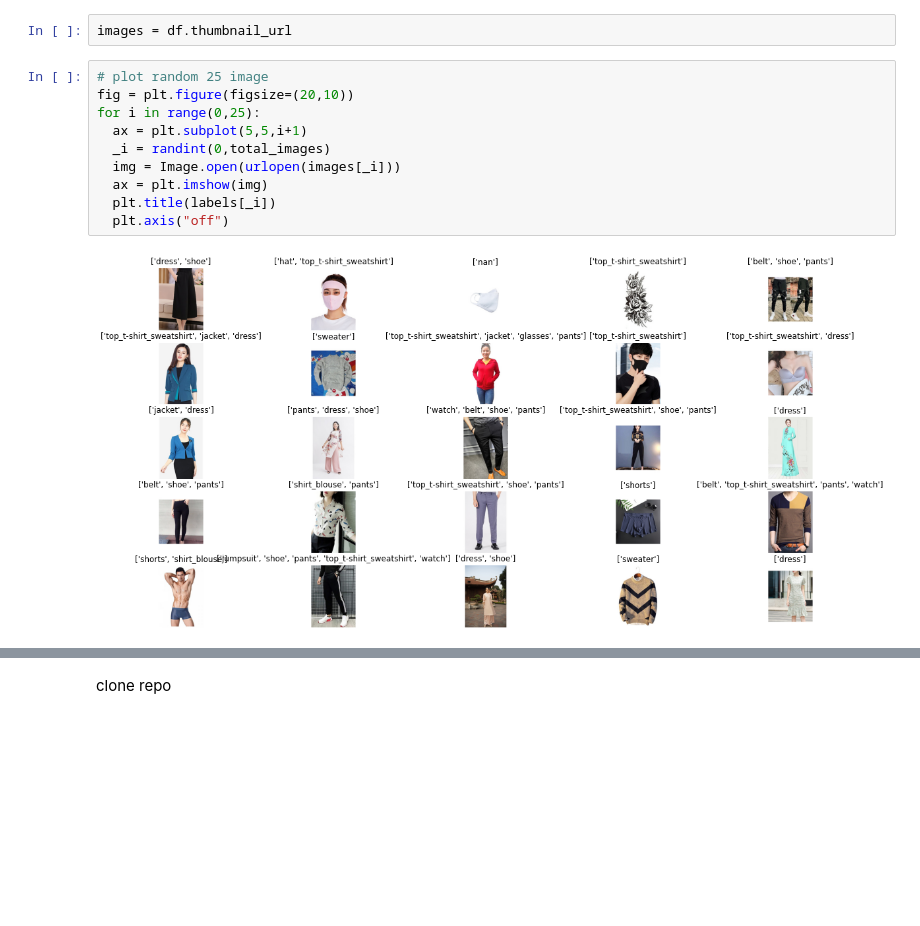
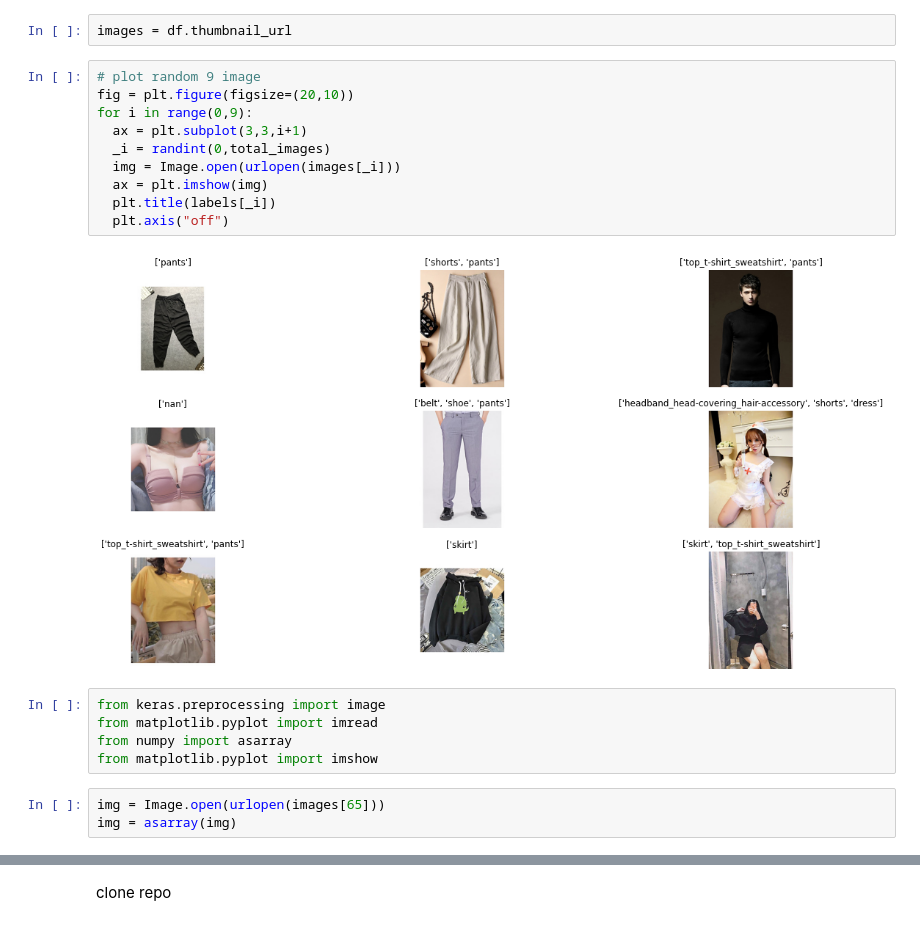
Before and after one commit to truongthuanr/transfer, a Jupyter notebook: 08_SSSMarket_truongthuan.ipynb, the cells around one changed output, grey strips where cells are left out. Drawn from its saved outputs; the diff is of its cells as text; blank space fills up the shorter version.

```diff
--- a/08_SSSMarket_truongthuan.ipynb
+++ b/08_SSSMarket_truongthuan.ipynb
@@ -119,14 +119,22 @@ from io import BytesIO
 # %%
 images = df.thumbnail_url
 # %%
-# plot random 25 image
+# plot random 9 image
 fig = plt.figure(figsize=(20,10))
-for i in range(0,25):
-  ax = plt.subplot(5,5,i+1)
+for i in range(0,9):
+  ax = plt.subplot(3,3,i+1)
   _i = randint(0,total_images)
   img = Image.open(urlopen(images[_i]))
   ax = plt.imshow(img)
   plt.title(labels[_i])
   plt.axis("off")
 # %% [output]
-[figure, old version]
+[figure, new version]
+# %%
+from keras.preprocessing import image
+from matplotlib.pyplot import imread
+from numpy import asarray
+from matplotlib.pyplot import imshow
+# %%
+img = Image.open(urlopen(images[65]))
+img = asarray(img)
```
Also changed, not shown: parts of 11 cells of this notebook.
